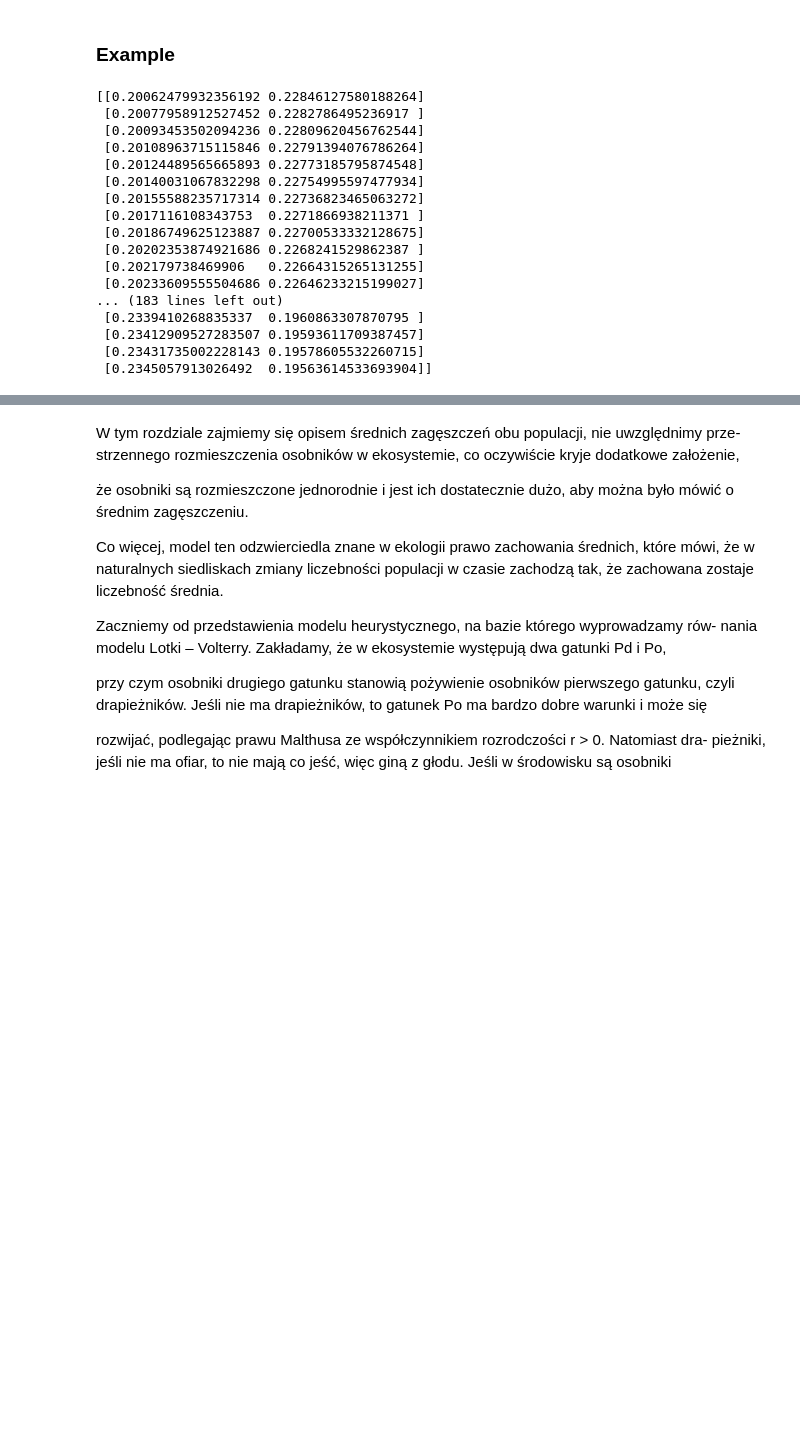
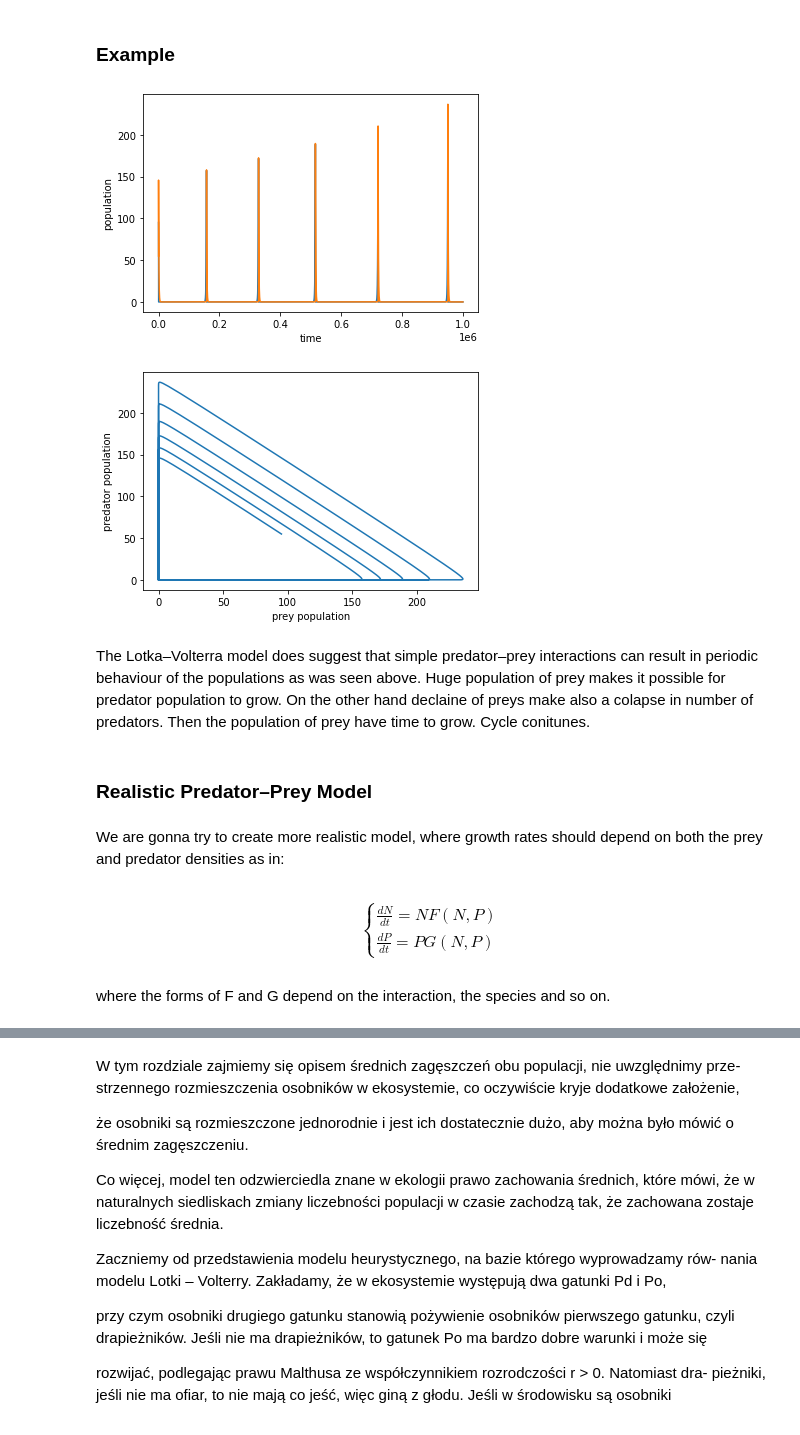
Before and after one commit to Deneverhad/Lotka, a Jupyter notebook: Lotka-Voltera.ipynb, the cells around one changed output, grey strips where cells are left out. Drawn from its saved outputs; the diff is of its cells as text; code cells hidden in the pictures; blank space fills up the shorter version.

```diff
--- a/Lotka-Voltera.ipynb
+++ b/Lotka-Voltera.ipynb
@@ -57,32 +57,47 @@ functions = [lambda F: F[1] * (a - b * F[2]),
 # %%
 a = 1.0; b = 1.0; c = 1.0; d = 1.0
 
 #F -> (t, N, P)
 functions = [lambda F: F[1] * (a - b * F[2]),
              lambda F: F[2] * (c * F[1] -d)]
 
-Y2 = np.array([5.0, 2.5],dtype='d')
+Y1 = np.array([100.0, 50.0],dtype='d')
+# solution
+solver = calculate_euler_method(functions, 1000, 0, Y1)
 
-# solution
-solver = calculate_euler_method(array, 20, 0, Y2)
+data_plot = []
+data_plot2 = []
 
-#Ploting
-print(sol[-200:-1])
+for i in range(0,len(solver)):
+    data_plot.append(solver[i][0])
+    data_plot2.append(solver[i][1])
+
+
+plt.plot(data_plot,label="prey")
+plt.plot(data_plot2,label="predator")
+plt.xlabel("time")
+plt.ylabel("population")
+plt.show()
+
+plt.plot(data_plot,data_plot2)
+plt.xlabel("prey population")
+plt.ylabel("predator population")
+plt.show()
 # %% [output]
-[[0.20062479932356192 0.22846127580188264]
- [0.20077958912527452 0.2282786495236917 ]
- [0.20093453502094236 0.22809620456762544]
- [0.20108963715115846 0.22791394076786264]
- [0.20124489565665893 0.22773185795874548]
- [0.20140031067832298 0.22754995597477934]
- [0.20155588235717314 0.22736823465063272]
- [0.2017116108343753  0.2271866938211371 ]
- [0.20186749625123887 0.22700533332128675]
- [0.20202353874921686 0.2268241529862387 ]
- [0.202179738469906   0.22664315265131255]
- [0.20233609555504686 0.22646233215199027]
-... (183 lines left out)
- [0.2339410268835337  0.1960863307870795 ]
- [0.23412909527283507 0.19593611709387457]
- [0.23431735002228143 0.19578605532260715]
- [0.2345057913026492  0.19563614533693904]]
+[figure, added]
+[figure, added]
+# %% [markdown]
+The Lotka–Volterra model does suggest that simple predator–prey interactions can result in periodic behaviour of the populations as was seen above. Huge population of prey makes it possible for predator population to grow. On the other hand declaine of preys make also a  colapse in number of predators. Then the population of prey have time to grow. Cycle conitunes.
+# %% [markdown]
+### Realistic Predator–Prey Model
+# %% [markdown]
+We are gonna try to create more realistic model, where growth rates should depend on both the prey and predator densities as in:
+# %% [markdown]
+\begin{equation}
+    \begin{cases}
+        \frac{dN}{dt} = N F(N,P)\\
+        \frac{dP}{dt} = P G(N,P)
+    \end{cases}
+\end{equation}
+# %% [markdown]
+where the forms of F and G depend on the interaction, the species and so on.
```
Also changed, not shown: parts of 14 cells of this notebook.
